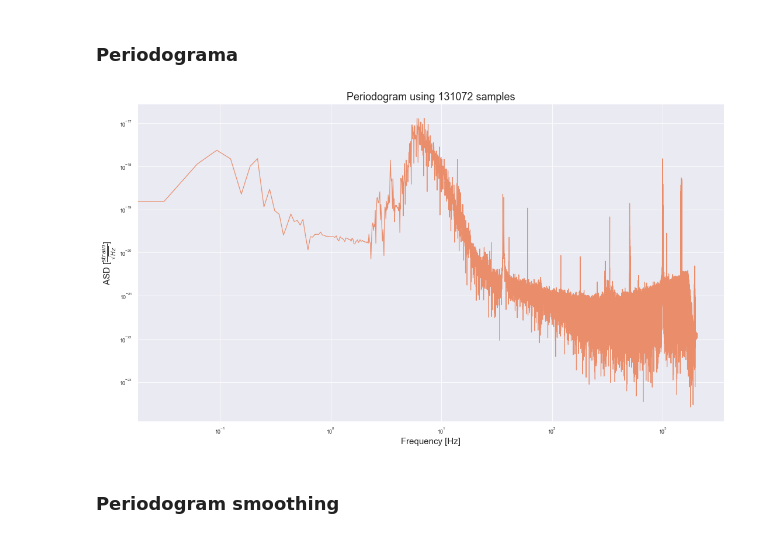
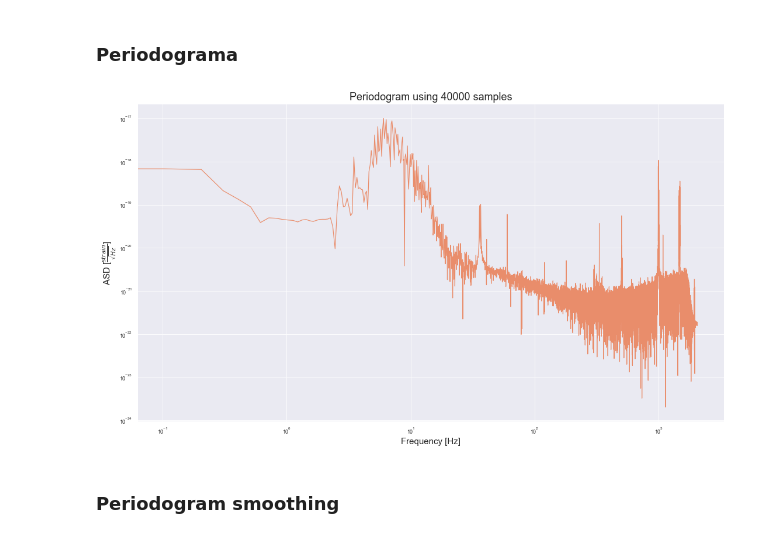
Before and after one commit to asp-image-dsp/asp-tp1, a Jupyter notebook: notebooks/report.ipynb, the cells around one changed output. Drawn from its saved outputs; the diff is of its cells as text; code cells hidden in the pictures.

```diff
--- a/notebooks/report.ipynb
+++ b/notebooks/report.ipynb
@@ -238,11 +238,12 @@ def periodogram(x: np.array, window: str = 'boxcar', one_sided: bool = True) ->
 
     return Rx
 # %%
-# Compute the periodogram and plot it
-h1_32_psd = periodogram(h1_32_samples, window='boxcar', one_sided=False)
-plot_asd(h1_32_psd, 1 / h1_32_ts, f'Periodogram using {len(h1_32_samples)} samples')
+### Compute the periodogram and plot it
+N = 40000
+h1_32_psd = periodogram(h1_32_samples[0:N], window='boxcar', one_sided=False)
+plot_asd(h1_32_psd, 1 / h1_32_ts, f'Periodogram using {N} samples')
 # %% [output]
-[figure, old version]
+[figure, new version]
 # %% [markdown]
 ### Periodogram smoothing
 # %%
```
Also changed, not shown: parts of 3 cells of this notebook.
